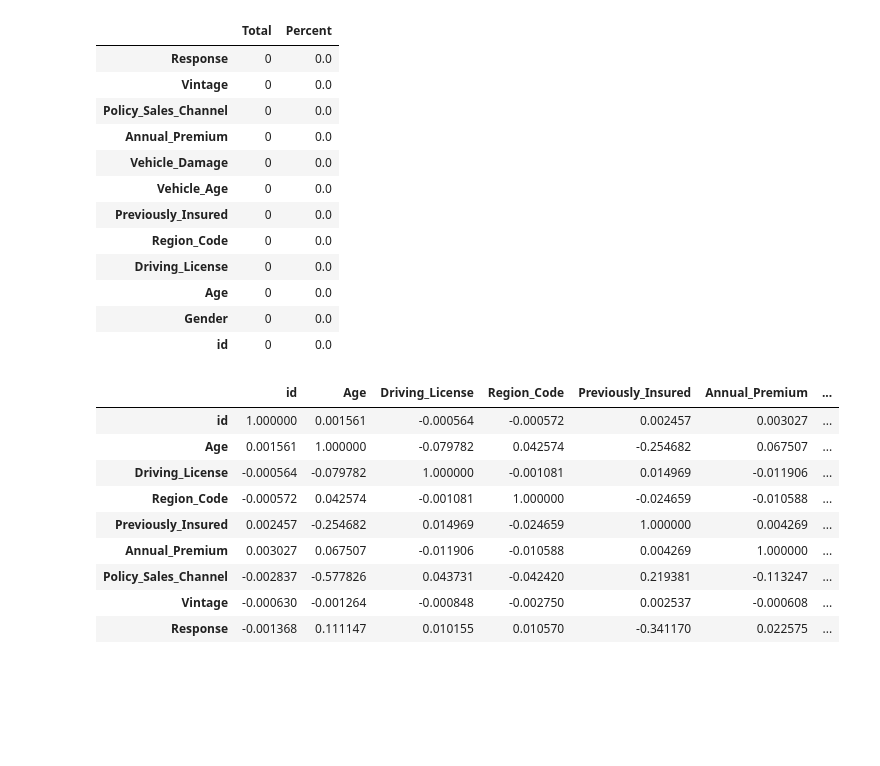
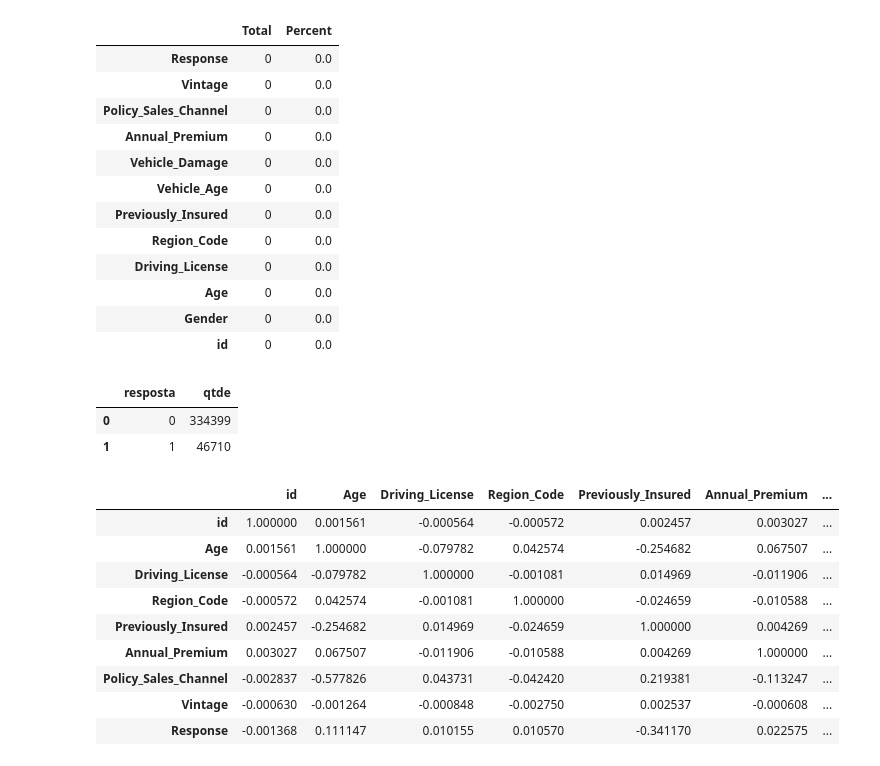
Before and after one commit to ehdob-cid20/mlops-deploy, a Jupyter notebook: CDN_Trabalho_Final.ipynb, the cells around one changed output. Drawn from its saved outputs; the diff is of its cells as text; code cells hidden in the pictures; blank space fills up the shorter version.

```diff
--- a/CDN_Trabalho_Final.ipynb
+++ b/CDN_Trabalho_Final.ipynb
@@ -217,6 +213,14 @@ null_data.head(20)
 | Age | 0 | 0.0 |
 | Gender | 0 | 0.0 |
 | id | 0 | 0.0 |
+# %%
+resposta = df_train['Response'].value_counts().reset_index()
+resposta = resposta.rename(columns={'index': 'resposta', 'Response': 'qtde'})
+resposta
+# %% [output]
+|  | resposta | qtde |
+| 0 | 0 | 334399 |
+| 1 | 1 | 46710 |
 # %%
 correlacao = df_train.corr()
 correlacao
```
Also changed, not shown: parts of 34 cells of this notebook.
